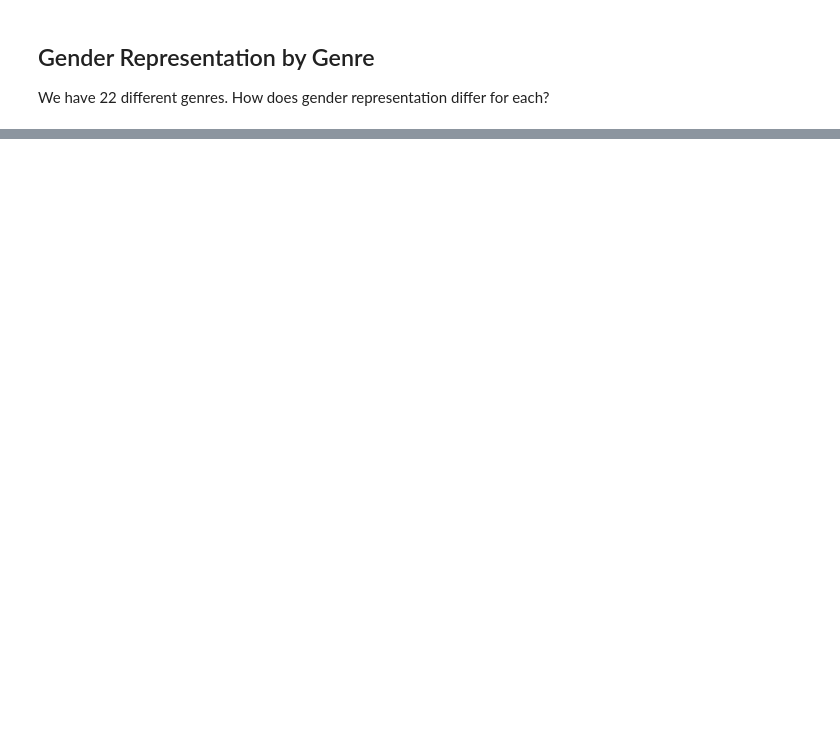
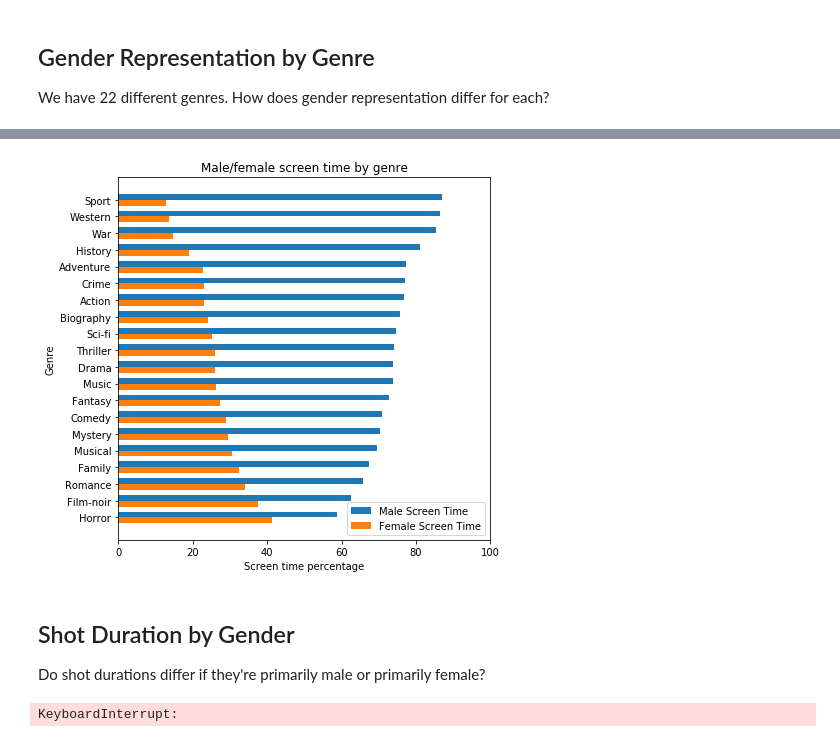
Before and after one commit to DanFu09/esper, a Jupyter notebook: app/notebooks/gender_analysis.ipynb, the cells around one changed output, grey strips where cells are left out. Saved outputs shown, nothing was run; the diff lists cells and outputs as text; code cells hidden in the pictures; blank space fills up the shorter version.

```diff
--- a/app/notebooks/gender_analysis.ipynb
+++ b/app/notebooks/gender_analysis.ipynb
@@ -52,2 +85,20 @@ faces_with_gender = VideoIntervalCollection.from_django_qs(
+# %%
+faces_with_gender = faces_with_gender.map(
+    lambda intrvl: (
+        intrvl.start, intrvl.end,
+        {
+            'face_id': intrvl.payload['face_id'],
+            'face_probability': intrvl.payload['face_probability'],
+            'gender': (
+                intrvl.payload['gender']
+                if intrvl.payload['face_id'] not in face_to_gender
+                else face_to_gender[intrvl.payload['face_id']]),
+            'gender_probability': (
+                intrvl.payload['gender_probability']
+                if intrvl.payload['face_id'] not in face_to_gender
+                else 1.0)
+        }
+    )
+)
 # %%
 def compute_gender_ratio_for_video(intervallist):
@@ -217,7 +361,7 @@ genres_and_counts
 # Let's exclude animation, short, and documentary
 genres = Genre.objects.exclude(name__in=['animation', 'short', 'documentary']).all()
 # %%
-def plot_gender_screen_time_by_genre(videos_with_gender_ratios, genres, title):
+def plot_gender_screen_time_by_genre(videos_with_gender_ratios, genres, title, filename=None):
     data = []
     for genre in genres:
         videos_in_genre = [v.id for v in Video.objects.filter(genres=genre).all()]
@@ -229,22 +373,24 @@ def plot_gender_screen_time_by_genre(videos_with_gender_ratios, genres, title):
 
     data = sorted(data)
 
-    male_screen_times = [m for m, _, _ in data]
-    female_screen_times = [f for _, f, _ in data]
+    male_screen_times = [m * 100 for m, _, _ in data]
+    female_screen_times = [f * 100 for _, f, _ in data]
     genres = [genre for _, _, genre in data]
     N = len(genres)
 
-    fig, ax = plt.subplots(figsize=(10, 10))
+    fig, ax = plt.subplots(figsize=(6.666, 6.666))
 
     height = 0.35
     ind = np.arange(N)
-    p1 = ax.barh(ind + height, male_screen_times, height, color='y')
-    p2 = ax.barh(ind, female_screen_times, height, color='g')
+    p1 = ax.barh(ind + height, male_screen_times, height)
+    p2 = ax.barh(ind, female_screen_times, height)
 
     ax.set_title(title)
     ax.set_yticks(ind + height / 2)
-    ax.set_yticklabels(genres)
-    ax.set_xlim((0, 1))
+    ax.set_yticklabels([g.capitalize() for g in genres])
+    ax.set_xlim((0, 100))
+    ax.set_ylabel('Genre')
+    ax.set_xlabel('Screen time percentage')
 
     ax.legend((p1[0], p2[0]), ('Male Screen Time', 'Female Screen Time'), loc=4)
 
@@ -258,9 +404,18 @@ def plot_gender_screen_time_by_genre(videos_with_gender_ratios, genres, title):
                     '%f Male' % width,
                     ha='left', va='bottom')
 
-    autolabel(p1)
+#     autolabel(p1)
 #     autolabel(p2)
 
+    if filename is not None:
+        plt.savefig(filename)
+
     plt.show()
 # %%
-plot_gender_screen_time_by_genre(videos_with_gender_ratios, genres, 'Male/female screen time by genre')
+plot_gender_screen_time_by_genre(videos_with_gender_ratios, genres, 'Male/female screen time by genre',
+                                filename='gender_screen_time_by_genre.pdf')
+# %% [output]
+[figure, added]
+# %% [markdown]
+## Shot Duration by Gender
+Do shot durations differ if they're primarily male or primarily female?
@@ -266,0 +434,20 @@ plot_gender_screen_time_by_genre(videos_with_gender_ratios, genres, 'Male/female
+# %%
+# Load shot scales into Rekall
+frames_qs = Frame.objects.annotate(
+    numbermod=F('number') % 12
+).filter(numbermod=0, video_id__in=all_videos).annotate(
+    shot_scale_name=F('shot_scale__name')
+).all()
+num_frames = frames_qs.count()
+shot_scales = VideoIntervalCollection.from_django_qs(
+    frames_qs,
+    schema={
+        "start": "number",
+        "end": "number",
+        "payload": "shot_scale_name"
+    },
+    progress=True,
+    total=num_frames
+)
+# %% [output]
+KeyboardInterrupt:
```
Also changed, not shown: parts of 34 cells of this notebook, 1 other file.
